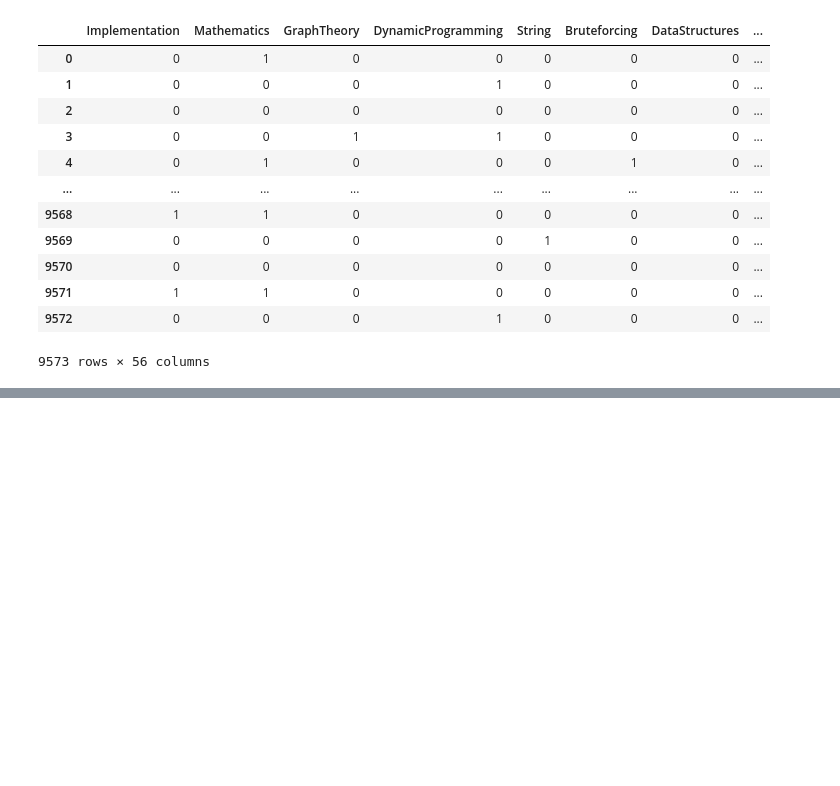
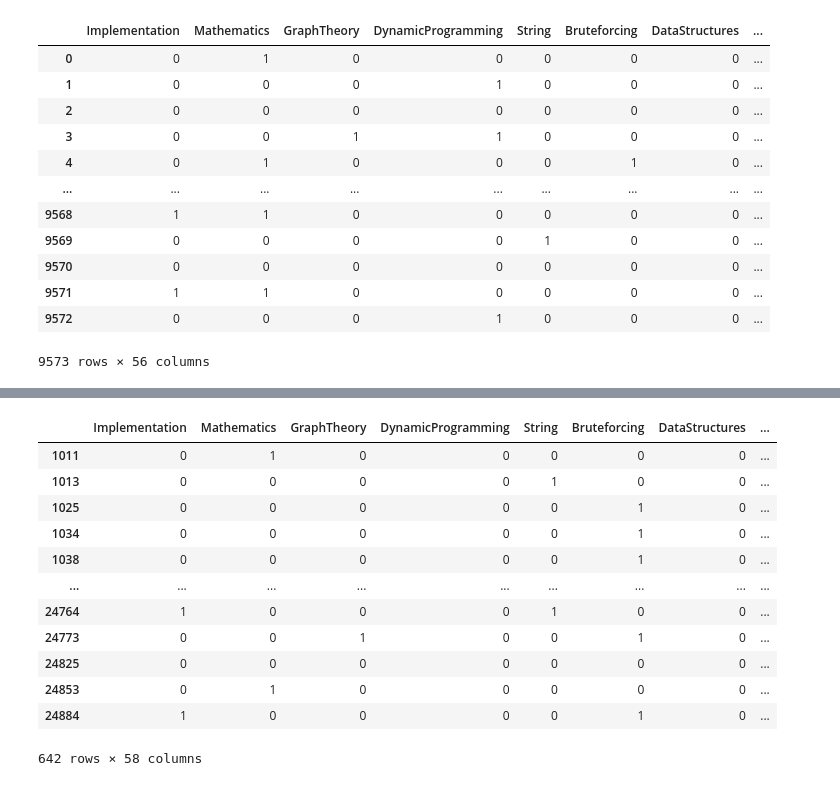
Before and after one commit to dampers/Recommenders, a Jupyter notebook: Clustering/createTag.ipynb, the cells around one changed output, grey strips where cells are left out. Cells and saved outputs as stored; diff of their text form; code cells hidden in the pictures; blank space fills up the shorter version.

```diff
--- a/Clustering/createTag.ipynb
+++ b/Clustering/createTag.ipynb
@@ -176,3 +176,6 @@ df
 | 9571 | 1 | 1 | 0 | 0 | 0 | 0 | 0 | ... |
 | 9572 | 0 | 0 | 0 | 1 | 0 | 0 | 0 | ... |
 9573 rows × 56 columns
+# %%
+df.index = index
+df
@@ -178,0 +196,3 @@ df
+# %%
+df['level'] = problems['level']
+df
@@ -178,0 +213,13 @@ df
+# %%
+levels = []
+for i in index:
+    level = df.loc[i]['level']
+    if level<=5:
+        levels.append('B')
+    elif level<=10:
+        levels.append('S')
+    elif level<=15:
+        levels.append('G')
+    else:
+        levels.append('P')
+levels
@@ -178,0 +244,3 @@ df
+# %%
+df['levelName'] = levels
+df
@@ -178,0 +261,16 @@ df
+# %%
+df[df['level'] == 11]
+# %% [output]
+|  | Implementation | Mathematics | GraphTheory | DynamicProgramming | String | Bruteforcing | DataStructures | ... |
+| 1011 | 0 | 1 | 0 | 0 | 0 | 0 | 0 | ... |
+| 1013 | 0 | 0 | 0 | 0 | 1 | 0 | 0 | ... |
+| 1025 | 0 | 0 | 0 | 0 | 0 | 1 | 0 | ... |
+| 1034 | 0 | 0 | 0 | 0 | 0 | 1 | 0 | ... |
+| 1038 | 0 | 0 | 0 | 0 | 0 | 1 | 0 | ... |
+| ... | ... | ... | ... | ... | ... | ... | ... | ... |
+| 24764 | 1 | 0 | 0 | 0 | 1 | 0 | 0 | ... |
+| 24773 | 0 | 0 | 1 | 0 | 0 | 1 | 0 | ... |
+| 24825 | 0 | 0 | 0 | 0 | 0 | 0 | 0 | ... |
+| 24853 | 0 | 1 | 0 | 0 | 0 | 0 | 0 | ... |
+| 24884 | 1 | 0 | 0 | 0 | 0 | 1 | 0 | ... |
+642 rows × 58 columns
```
Also changed, not shown: parts of 10 cells of this notebook, 5 other files.
